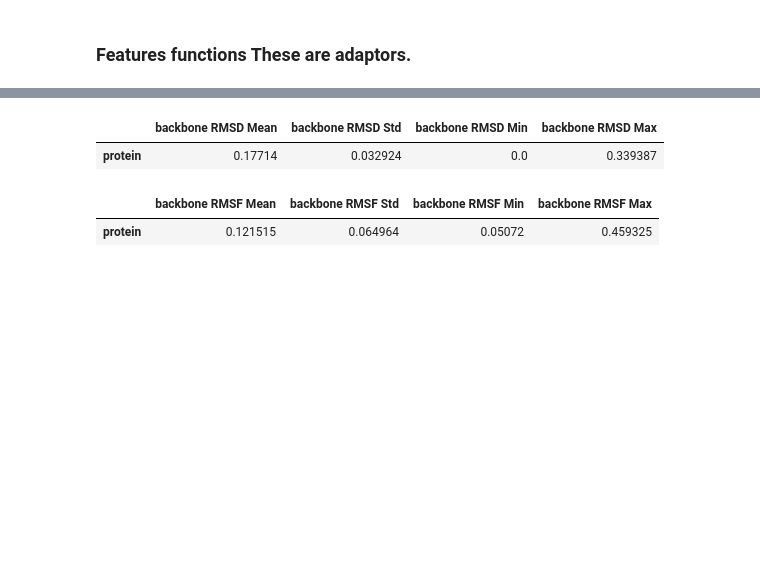
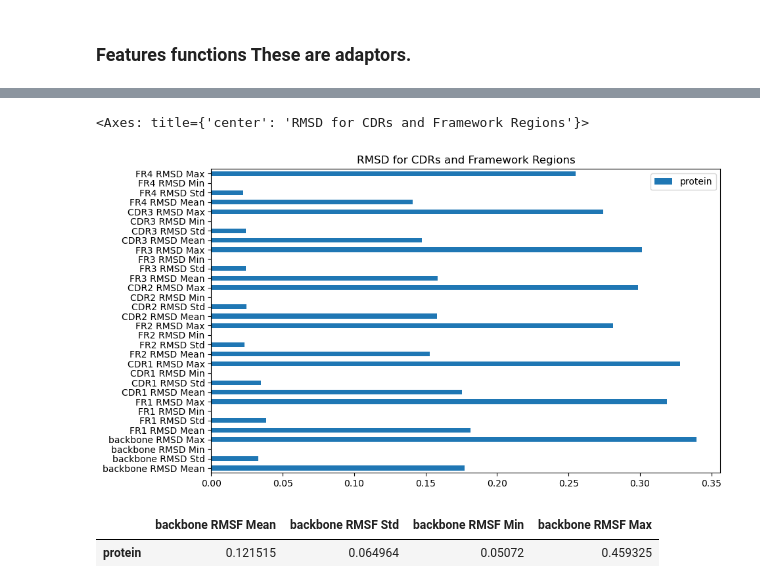
Before and after one commit to ChrisVir/vir_md_analysis, a Jupyter notebook: notebooks/development/2.0-06-18-2025_TestingWithNCfile.ipynb, the cells around one changed output, grey strips where cells are left out. Cells and saved outputs as stored; diff of their text form; code cells hidden in the pictures; blank space fills up the shorter version.

```diff
--- a/notebooks/development/2.0-06-18-2025_TestingWithNCfile.ipynb
+++ b/notebooks/development/2.0-06-18-2025_TestingWithNCfile.ipynb
@@ -108,3 +109,6 @@ view.add_surface(color='chainid', selection='protein')
 view
 # %% [output]
 NGLWidget(max_frame=5519)
+# %%
+region_df = label_chains(pt_traj)
+show(region_df)
@@ -167,21 +208,40 @@ def extract_features(trajectory_file: Path | str,
 # %%
-REGIONS = ['backbone']#, 'CDR1', 'CDR2', 'CDR3', 'FR1', 'FR2', 'FR3']
+def rmsd(traj: md.Trajectory, regions_position_map:  dict[str, tuple[int, int]]) -> pd.DataFrame:
+    """Calculate the root mean square deviation (RMSD) for specified regions in a trajectory.
 
-def rmsd(traj: md.Trajectory) -> pd.Series:
-    """Calculate the root mean square deviation (RMSD) of the trajectory."""
+    Parameters:
+        traj: md.Trajectory
+            The trajectory object from mdtraj.
+        regions_position_map: dict[str, tuple[int, int]]
+            A mapping of region names to their start and end residue positions.
+    Returns:
+        pd.DataFrame
+            DataFrame containing RMSD values for each region.
+
+    """
+
     all_stats = []
-    for region in REGIONS:
+
+    # do entire protein RMSD
+    rmsds = compute_rmsd_on_specific_regions(traj, region='backbone')
+    prefix = f"backbone RMSD"
+    stats = compute_stats_from_series(rmsds['RMSD (nm)'], prefix=prefix)
+    all_stats.append(stats)
+
+    # do CDRs and framework regions
+    for region, (start, stop) in regions_position_map.items():
+        selection = format_mdtraj_selection(start, stop, backbone_only=True)
+        rmsds = compute_rmsd_on_specific_regions(traj, region=selection)
         prefix = f"{region} RMSD"
-        rmsds = compute_rmsd_on_specific_regions(traj, region=region)
         stats = compute_stats_from_series(rmsds['RMSD (nm)'], prefix=prefix)
         all_stats.append(stats)
     all_stats = pd.concat(all_stats, axis=1)
     return all_stats
-# %%
-rmsd(traj)
-# %% [output]
-|  | backbone RMSD Mean | backbone RMSD Std | backbone RMSD Min | backbone RMSD Max |
-| protein | 0.17714 | 0.032924 | 0.0 | 0.339387 |
+# %%
+rmsd(traj, region_position_map).T.plot(kind='barh', figsize=(10, 6), title='RMSD for CDRs and Framework Regions')
+# %% [output]
+<Axes: title={'center': 'RMSD for CDRs and Framework Regions'}>
+[figure, added]
 # %%
 def rmsf(traj: md.Trajectory) -> pd.Series:
     """Calculate the root mean square fluctuation (RMSF) of the trajectory."""
```
Also changed, not shown: parts of 29 cells of this notebook.
